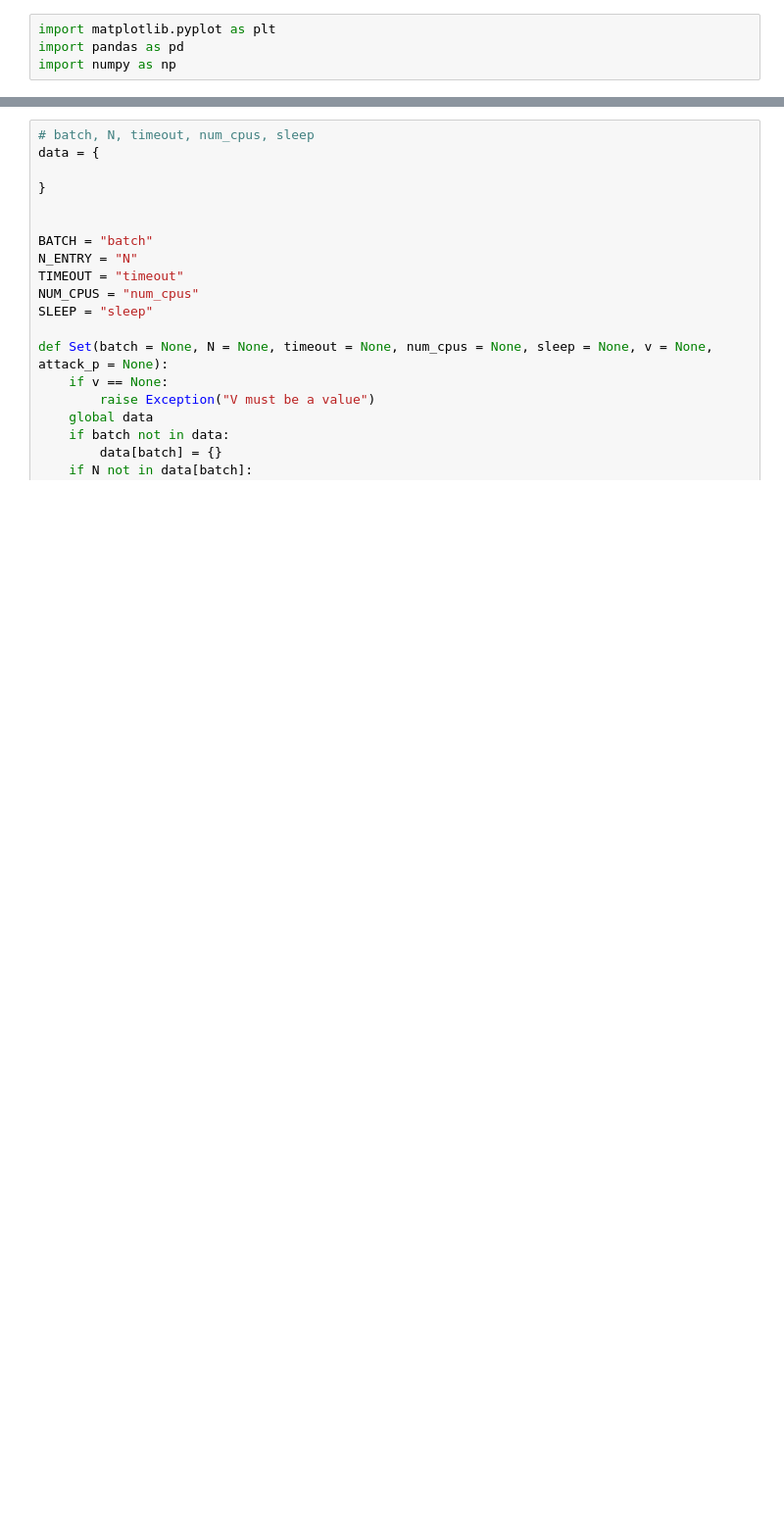
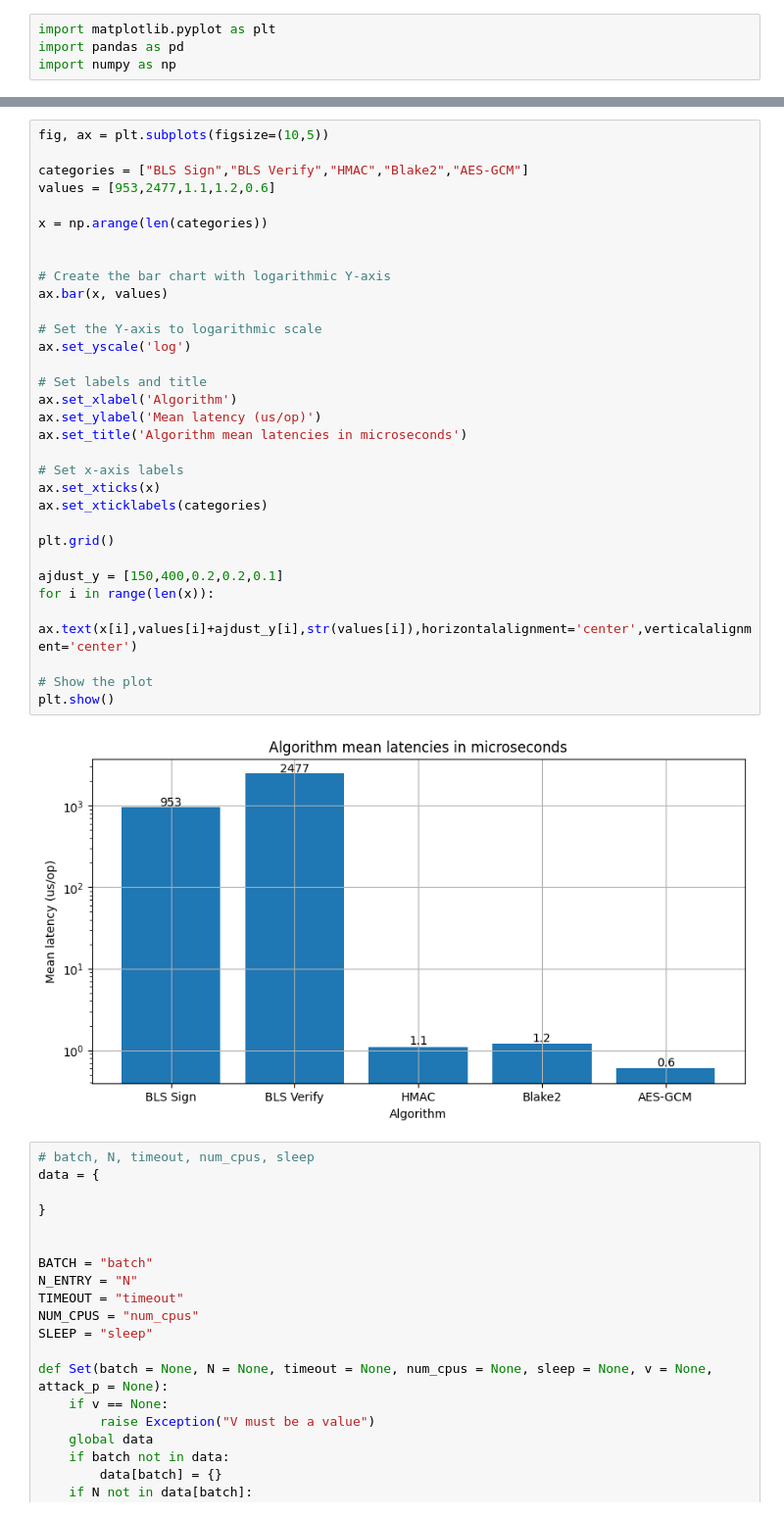
Before and after one commit to MFrancoLink/ssv, a Jupyter notebook: ekm/data.ipynb, the cells around one changed output, grey strips where cells are left out. Shown at 98% size. Cells and saved outputs as stored; diff of their text form; blank space fills up the shorter version.

```diff
--- a/ekm/data.ipynb
+++ b/ekm/data.ipynb
@@ -5,3 +188,37 @@ import numpy as np
+# %%
+fig, ax = plt.subplots(figsize=(10,5))
+
+categories = ["BLS Sign","BLS Verify","HMAC","Blake2","AES-GCM"]
+values = [953,2477,1.1,1.2,0.6]
+
+x = np.arange(len(categories))
+
+
+# Create the bar chart with logarithmic Y-axis
+ax.bar(x, values)
+
+# Set the Y-axis to logarithmic scale
+ax.set_yscale('log')
+
+# Set labels and title
+ax.set_xlabel('Algorithm')
+ax.set_ylabel('Mean latency (us/op)')
+ax.set_title('Algorithm mean latencies in microseconds')
+
+# Set x-axis labels
+ax.set_xticks(x)
+ax.set_xticklabels(categories)
+
+plt.grid()
+
+ajdust_y = [150,400,0.2,0.2,0.1]
+for i in range(len(x)):
+    ax.text(x[i],values[i]+ajdust_y[i],str(values[i]),horizontalalignment='center',verticalalignment='center')
+
+# Show the plot
+plt.show()
+# %% [output]
+[figure, added]
 # %%
 # batch, N, timeout, num_cpus, sleep
 data = {
```
Also changed, not shown: parts of 10 cells of this notebook, 3 other files.
